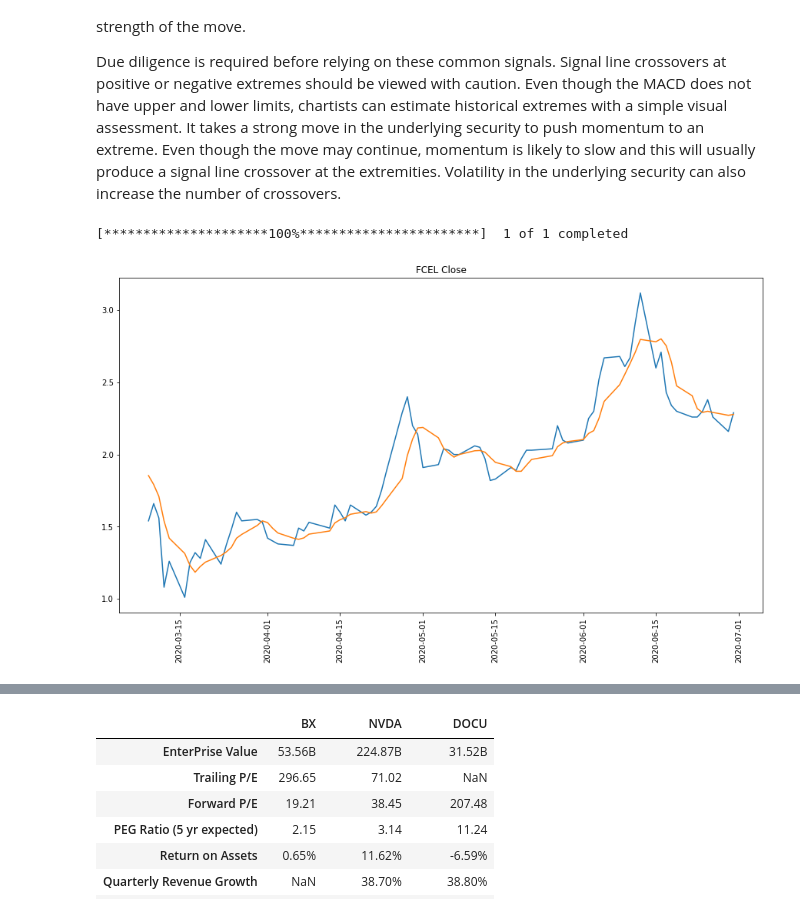
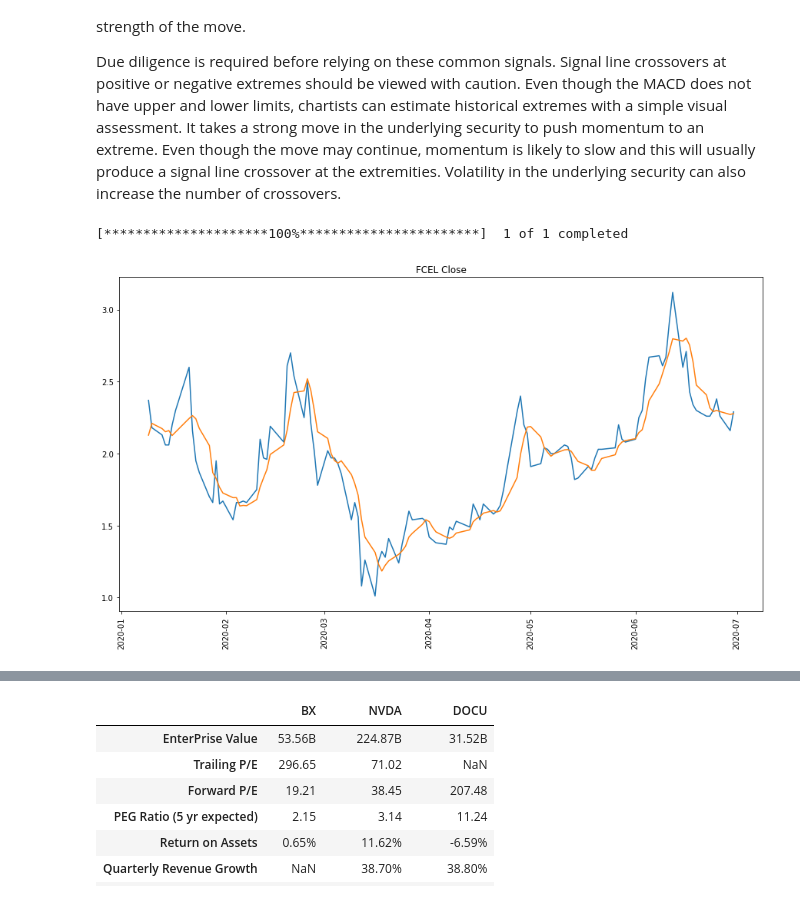
Before and after one commit to Mtaylert/Stock_Evaluation, a Jupyter notebook: StockEvaluations.ipynb, the cells around one changed output, grey strips where cells are left out. Drawn from its saved outputs; the diff is of its cells as text; code cells hidden in the pictures.

```diff
--- a/StockEvaluations.ipynb
+++ b/StockEvaluations.ipynb
@@ -98,32 +98,33 @@ def generate_stock_data(start_date,end_date,ticker):
 
 
     #prev_day_hi_or_low open
     data['Prev_Week_Compare_Open'] = data['Open']-data['Open_Shift_5']
     data['Prev_Week_Growth_Open'] = (data['Open']-data['Open_Shift_5'])/data['Open_Shift_5']
 
 
 
 
     data=data.iloc[5:]
     data
 
 
     return data
 
 
 
 ticker='FCEL'
-start = '2020-03-01'
+start = '2020-01-01'
 SDOW = generate_stock_data(start,now,ticker)
 
 plt.figure(figsize=(15,8))
 plt.title('{} Close'.format(ticker))
 
 plt.plot(SDOW['Date'],SDOW['Open'])
+
 plt.plot(SDOW['Date'],SDOW['5Day_Moving_Average_Open'])
 
 plt.xticks(rotation=90)
 plt.show()
 # %% [output]
 [*********************100%***********************]  1 of 1 completed
-[figure, old version]
+[figure, new version]
```
Also changed, not shown: parts of 4 cells of this notebook.
